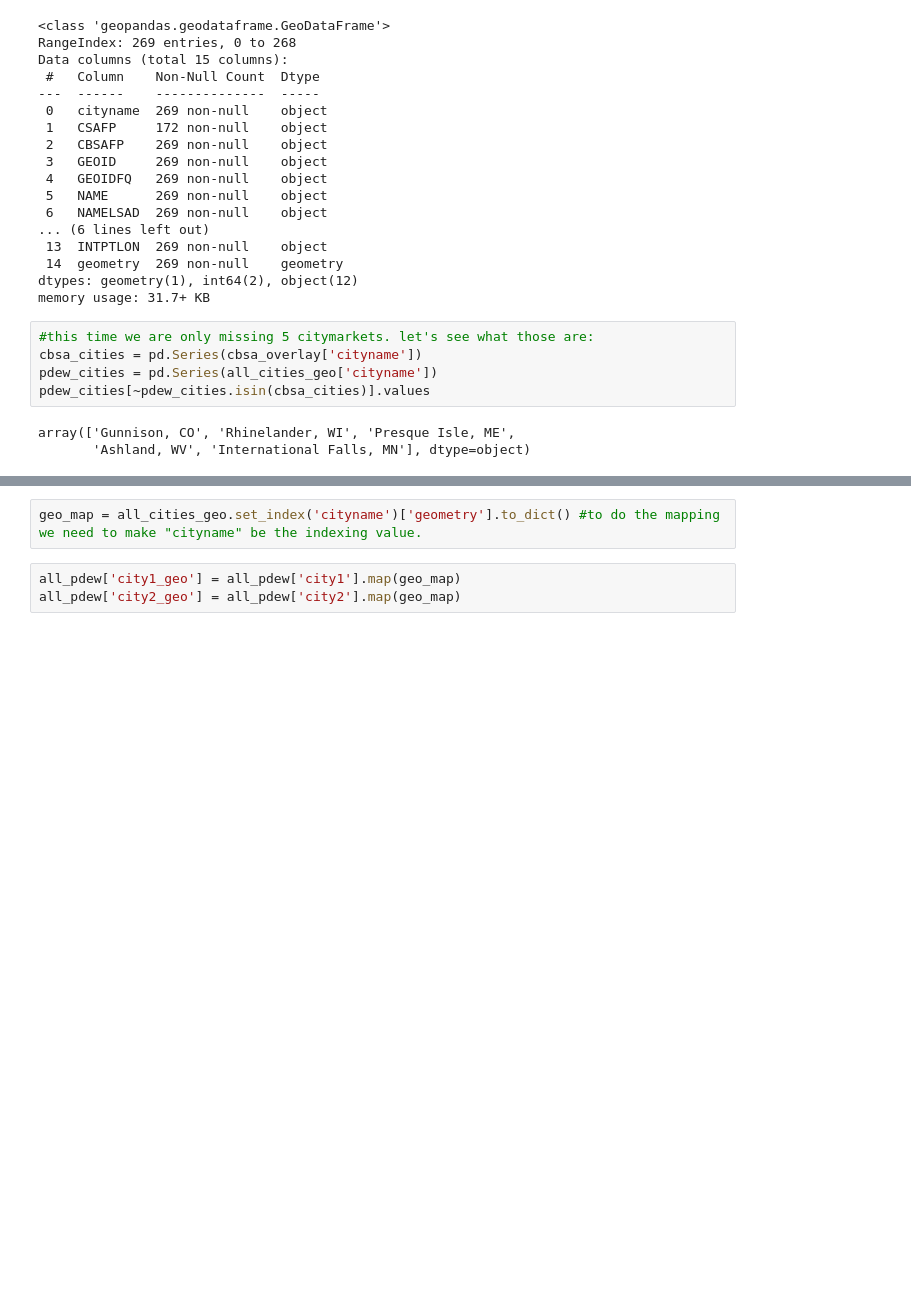
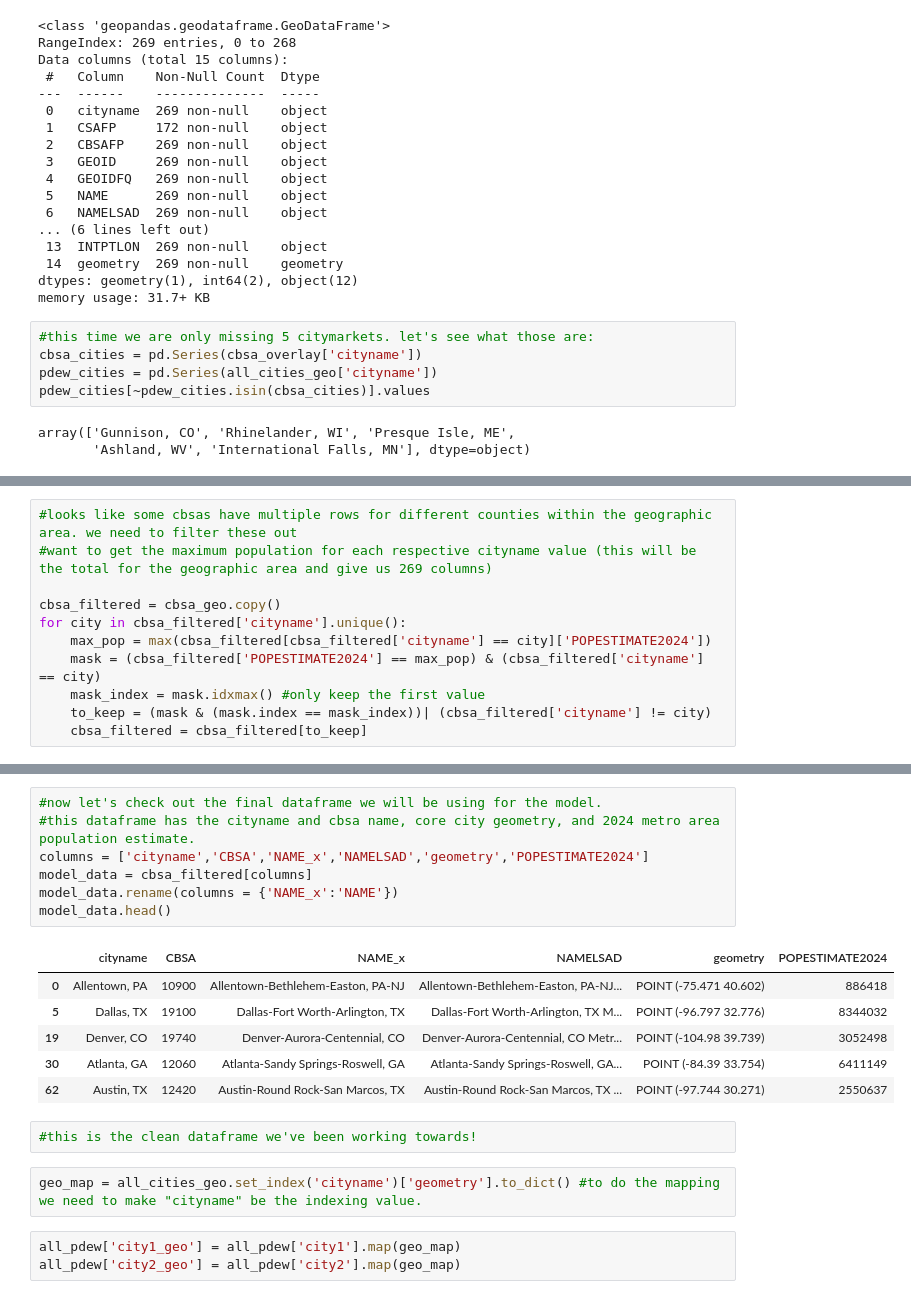
Before and after one commit to olublin/PDEW_Predict, a Jupyter notebook: PDEW_model.ipynb, the cells around one changed output, grey strips where cells are left out. Saved outputs shown, nothing was run; the diff lists cells and outputs as text; blank space fills up the shorter version.

Commit message:
finished model-ready df

```diff
--- a/PDEW_model.ipynb
+++ b/PDEW_model.ipynb
@@ -172,0 +226,11 @@ cbsa_overlay.head()
+# %%
+#looks like some cbsas have multiple rows for different counties within the geographic area. we need to filter these out
+#want to get the maximum population for each respective cityname value (this will be the total for the geographic area and give us 269 columns)
+
+cbsa_filtered = cbsa_geo.copy()
+for city in cbsa_filtered['cityname'].unique():
+    max_pop = max(cbsa_filtered[cbsa_filtered['cityname'] == city]['POPESTIMATE2024'])
+    mask = (cbsa_filtered['POPESTIMATE2024'] == max_pop) & (cbsa_filtered['cityname'] == city)
+    mask_index = mask.idxmax() #only keep the first value
+    to_keep = (mask & (mask.index == mask_index))| (cbsa_filtered['cityname'] != city)
+    cbsa_filtered = cbsa_filtered[to_keep]
@@ -173,3 +258,19 @@ cbsa_overlay.head()
+# %%
+#now let's check out the final dataframe we will be using for the model.
+#this dataframe has the cityname and cbsa name, core city geometry, and 2024 metro area population estimate.
+columns = ['cityname','CBSA','NAME_x','NAMELSAD','geometry','POPESTIMATE2024']
+model_data = cbsa_filtered[columns]
+model_data.rename(columns = {'NAME_x':'NAME'})
+model_data.head()
+# %% [output]
+|  | cityname | CBSA | NAME_x | NAMELSAD | geometry | POPESTIMATE2024 |
+| 0 | Allentown, PA | 10900 | Allentown-Bethlehem-Easton, PA-NJ | Allentown-Bethlehem-Easton, PA-NJ... | POINT (-75.471 40.602) | 886418 |
+| 5 | Dallas, TX | 19100 | Dallas-Fort Worth-Arlington, TX | Dallas-Fort Worth-Arlington, TX M... | POINT (-96.797 32.776) | 8344032 |
+| 19 | Denver, CO | 19740 | Denver-Aurora-Centennial, CO | Denver-Aurora-Centennial, CO Metr... | POINT (-104.98 39.739) | 3052498 |
+| 30 | Atlanta, GA | 12060 | Atlanta-Sandy Springs-Roswell, GA | Atlanta-Sandy Springs-Roswell, GA... | POINT (-84.39 33.754) | 6411149 |
+| 62 | Austin, TX | 12420 | Austin-Round Rock-San Marcos, TX | Austin-Round Rock-San Marcos, TX ... | POINT (-97.744 30.271) | 2550637 |
+# %%
+#this is the clean dataframe we've been working towards!
 # %%
 geo_map = all_cities_geo.set_index('cityname')['geometry'].to_dict() #to do the mapping we need to make "cityname" be the indexing value.
 # %%
```
Also changed, not shown: parts of 10 cells of this notebook.
